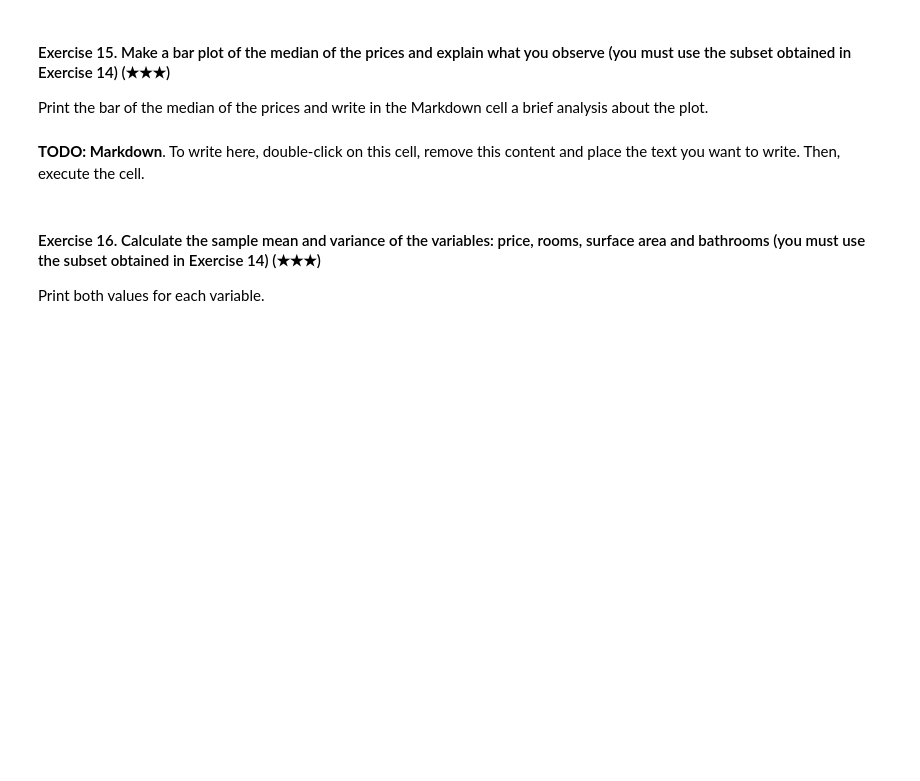
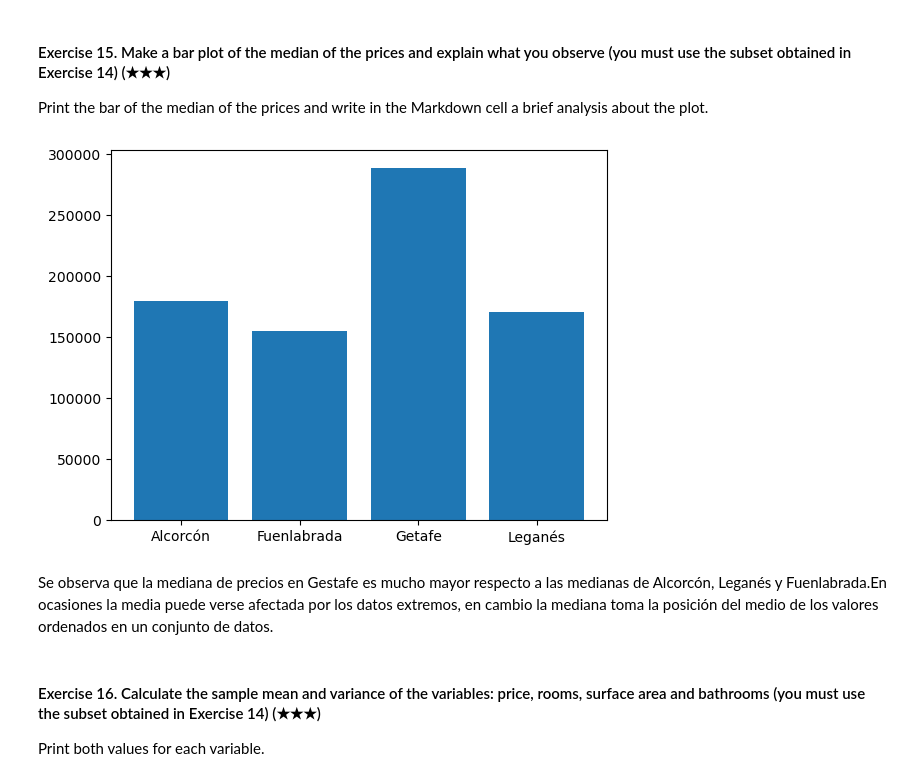
Before and after one commit to 4GeeksAcademy/realestate-datacleanup-exercise-course, a Jupyter notebook: project.ipynb, the cells around one changed output. Drawn from its saved outputs; the diff is of its cells as text; code cells hidden in the pictures; blank space fills up the shorter version.

Commit message:
Subiendo cambios

```diff
--- a/project.ipynb
+++ b/project.ipynb
@@ -338,3 +349,6 @@ Print both the population and the number of houses.
 Hint: Filter the original DataFrame using the column `level5` and the function `isin`.
 # %%
 # TODO
+subset_ds = ds["level5"].isin(["Fuenlabrada", "Leganés", "Getafe", "Alcorcón"]) # Table of true or false
+ds_south_belt = ds[subset_ds]
+ds_south_belt
@@ -344,8 +372,13 @@ Hint: Filter the original DataFrame using the column `level5` and the function `
 Print the bar of the median of the prices and write in the Markdown cell a brief analysis about the plot.
 # %%
 # TODO: Code
+median_prices = ds_south_belt.groupby('level5')['price'].median()
+plt.bar(median_prices.index, median_prices.values)
+plt.show()
+# %% [output]
+[figure, added]
 # %% [markdown]
-**TODO: Markdown**. To write here, double-click on this cell, remove this content and place the text you want to write. Then, execute the cell.
+Se observa que la mediana de precios en Gestafe es mucho mayor respecto a las medianas de Alcorcón, Leganés y Fuenlabrada.En ocasiones la media puede verse afectada por los datos extremos, en cambio la mediana toma la posición del medio de los valores ordenados en un conjunto de datos.
 # %% [markdown]
 #### Exercise 16. Calculate the sample mean and variance of the variables: price, rooms, surface area and bathrooms (you must use the subset obtained in Exercise 14) (★★★)
 
```
Also changed, not shown: parts of 22 cells of this notebook.
